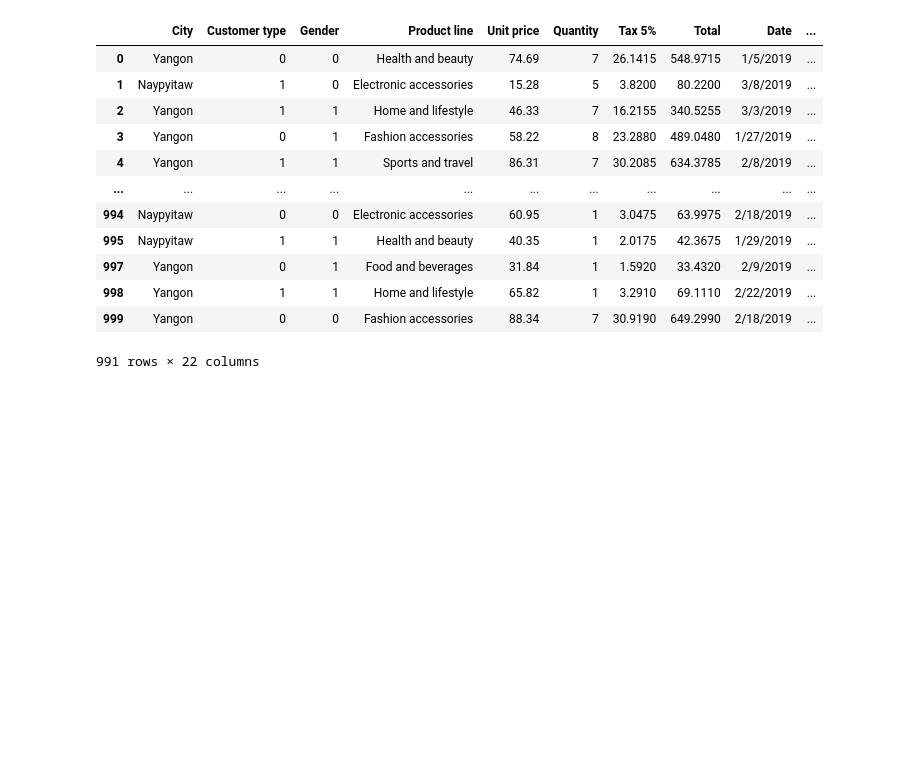
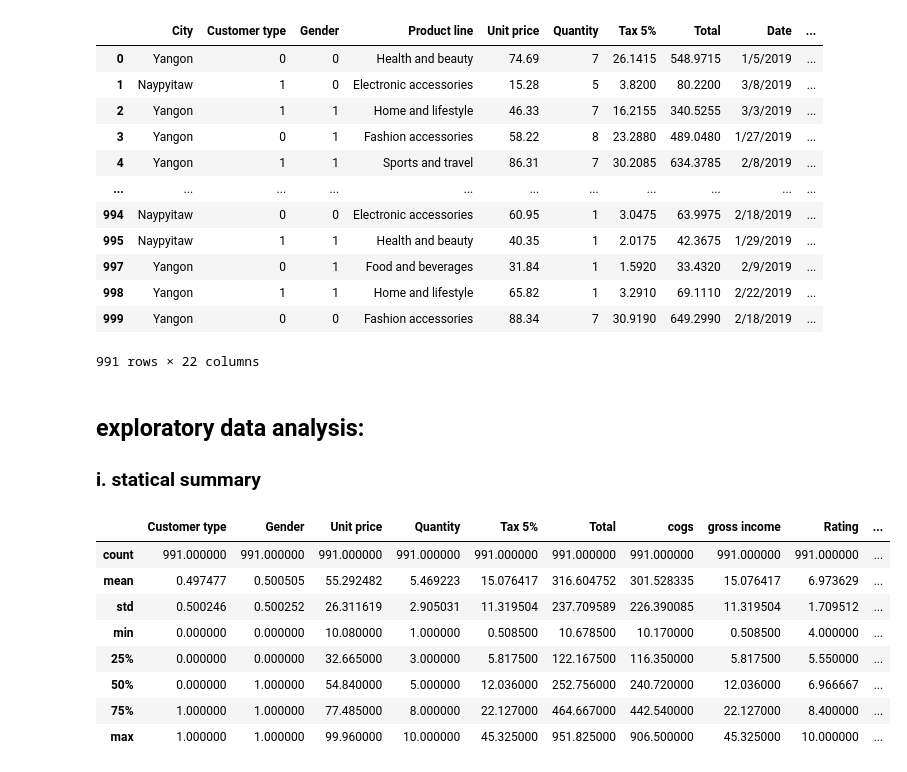
Before and after one commit to ABDULMOHSEEN-AlAli/ISE291_Project, a Jupyter notebook: Project/Supermarket_Sales_Project.ipynb, the cells around one changed output. Drawn from its saved outputs; the diff is of its cells as text; code cells hidden in the pictures; blank space fills up the shorter version.

```diff
--- a/Project/Supermarket_Sales_Project.ipynb
+++ b/Project/Supermarket_Sales_Project.ipynb
@@ -199,3 +199,20 @@ Memeber is represented as 0 and normal is represented as 1
 | 998 | Yangon | 1 | 1 | Home and lifestyle | 65.82 | 1 | 3.2910 | 69.1110 | 2/22/2019 | ... |
 | 999 | Yangon | 0 | 0 | Fashion accessories | 88.34 | 7 | 30.9190 | 649.2990 | 2/18/2019 | ... |
 991 rows × 22 columns
+# %% [markdown]
+## exploratory data analysis:
+
+### i. statical summary
+# %%
+#statical summary
+display(df.describe())
+# %% [output]
+|  | Customer type | Gender | Unit price | Quantity | Tax 5% | Total | cogs | gross income | Rating | ... |
+| count | 991.000000 | 991.000000 | 991.000000 | 991.000000 | 991.000000 | 991.000000 | 991.000000 | 991.000000 | 991.000000 | ... |
+| mean | 0.497477 | 0.500505 | 55.292482 | 5.469223 | 15.076417 | 316.604752 | 301.528335 | 15.076417 | 6.973629 | ... |
+| std | 0.500246 | 0.500252 | 26.311619 | 2.905031 | 11.319504 | 237.709589 | 226.390085 | 11.319504 | 1.709512 | ... |
+| min | 0.000000 | 0.000000 | 10.080000 | 1.000000 | 0.508500 | 10.678500 | 10.170000 | 0.508500 | 4.000000 | ... |
+| 25% | 0.000000 | 0.000000 | 32.665000 | 3.000000 | 5.817500 | 122.167500 | 116.350000 | 5.817500 | 5.550000 | ... |
+| 50% | 0.000000 | 1.000000 | 54.840000 | 5.000000 | 12.036000 | 252.756000 | 240.720000 | 12.036000 | 6.966667 | ... |
+| 75% | 1.000000 | 1.000000 | 77.485000 | 8.000000 | 22.127000 | 464.667000 | 442.540000 | 22.127000 | 8.400000 | ... |
+| max | 1.000000 | 1.000000 | 99.960000 | 10.000000 | 45.325000 | 951.825000 | 906.500000 | 45.325000 | 10.000000 | ... |
```
Also changed, not shown: parts of 2 cells of this notebook.
